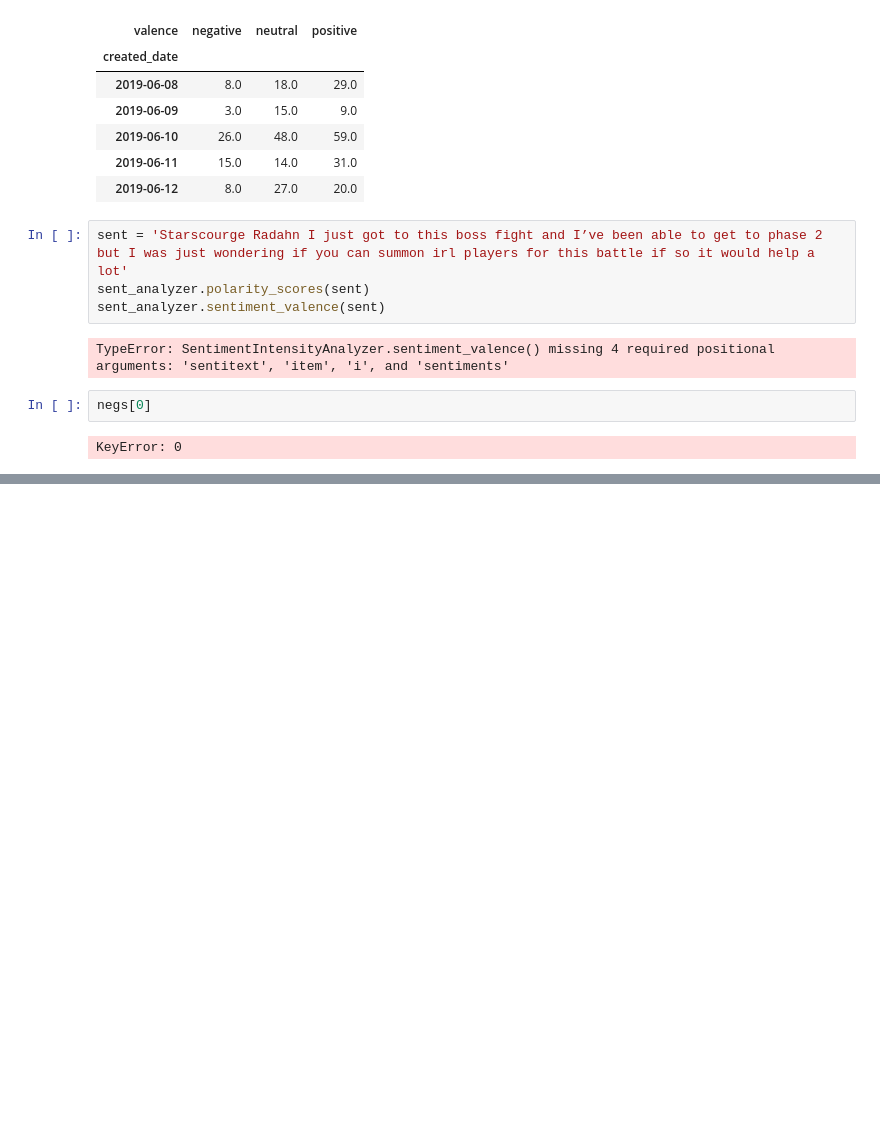
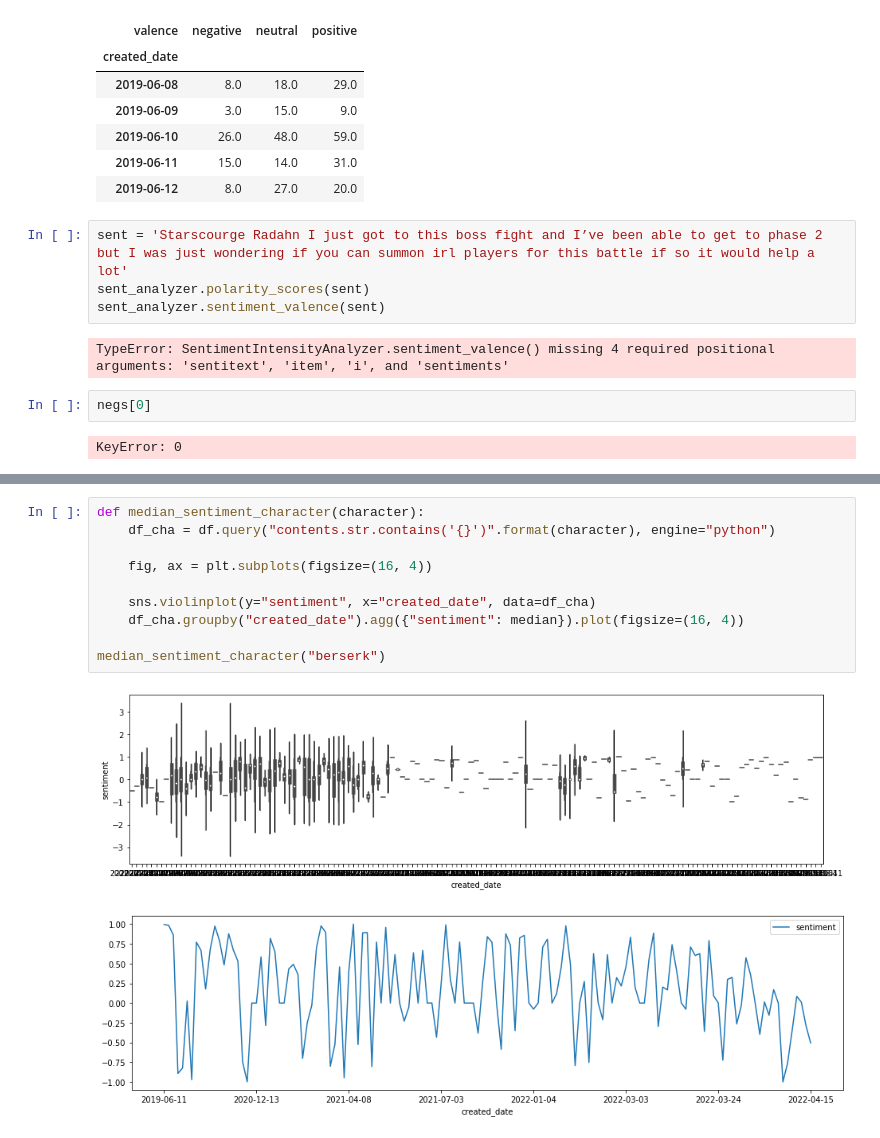
Before and after one commit to NeoJersey/analysis-of-r-eldenring, a Jupyter notebook: Sentiment.ipynb, the cells around one changed output, grey strips where cells are left out. Cells and saved outputs as stored; diff of their text form; blank space fills up the shorter version.

```diff
--- a/Sentiment.ipynb
+++ b/Sentiment.ipynb
@@ -112,0 +119,13 @@ KeyError: 0
+# %%
+def median_sentiment_character(character):
+    df_cha = df.query("contents.str.contains('{}')".format(character), engine="python")
+
+    fig, ax = plt.subplots(figsize=(16, 4))
+
+    sns.violinplot(y="sentiment", x="created_date", data=df_cha)
+    df_cha.groupby("created_date").agg({"sentiment": median}).plot(figsize=(16, 4))
+
+median_sentiment_character("berserk")
+# %% [output]
+[figure, added]
+[figure, added]
```
Also changed, not shown: parts of 23 cells of this notebook, 3 other files.
